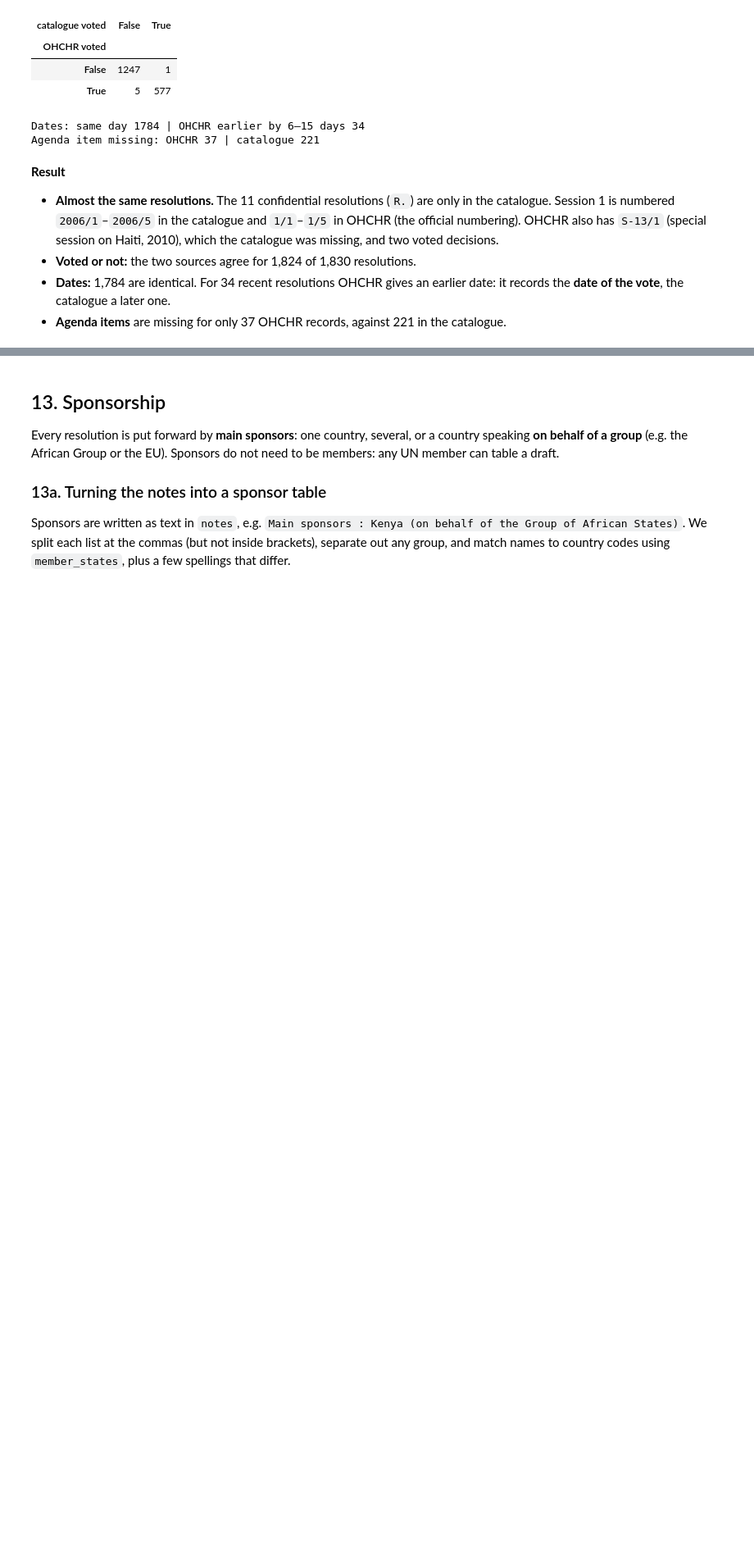
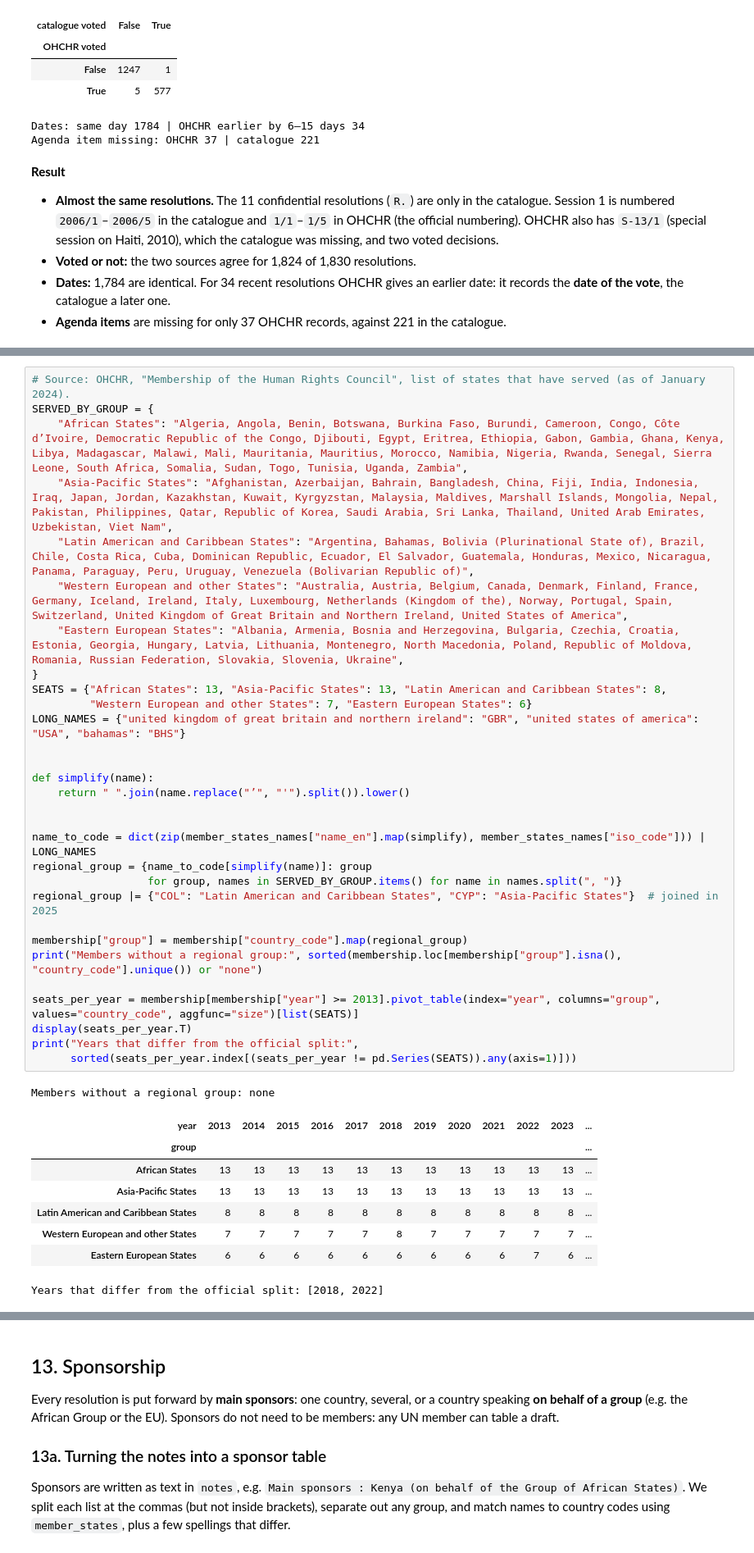
Before and after one commit to unst-ethz/policy-pulse, a Jupyter notebook: notebooks/teju/hrc_exploration.ipynb, the cells around one changed output, grey strips where cells are left out. Shown at 82% size. Saved outputs shown, nothing was run; the diff lists cells and outputs as text; blank space fills up the shorter version.

```diff
--- a/notebooks/teju/hrc_exploration.ipynb
+++ b/notebooks/teju/hrc_exploration.ipynb
@@ -1293,0 +1346,40 @@ Most often abstaining:
+# %%
+# Source: OHCHR, "Membership of the Human Rights Council", list of states that have served (as of January 2024).
+SERVED_BY_GROUP = {
+    "African States": "Algeria, Angola, Benin, Botswana, Burkina Faso, Burundi, Cameroon, Congo, Côte d’Ivoire, Democratic Republic of the Congo, Djibouti, Egypt, Eritrea, Ethiopia, Gabon, Gambia, Ghana, Kenya, Libya, Madagascar, Malawi, Mali, Mauritania, Mauritius, Morocco, Namibia, Nigeria, Rwanda, Senegal, Sierra Leone, South Africa, Somalia, Sudan, Togo, Tunisia, Uganda, Zambia",
+    "Asia-Pacific States": "Afghanistan, Azerbaijan, Bahrain, Bangladesh, China, Fiji, India, Indonesia, Iraq, Japan, Jordan, Kazakhstan, Kuwait, Kyrgyzstan, Malaysia, Maldives, Marshall Islands, Mongolia, Nepal, Pakistan, Philippines, Qatar, Republic of Korea, Saudi Arabia, Sri Lanka, Thailand, United Arab Emirates, Uzbekistan, Viet Nam",
+    "Latin American and Caribbean States": "Argentina, Bahamas, Bolivia (Plurinational State of), Brazil, Chile, Costa Rica, Cuba, Dominican Republic, Ecuador, El Salvador, Guatemala, Honduras, Mexico, Nicaragua, Panama, Paraguay, Peru, Uruguay, Venezuela (Bolivarian Republic of)",
+    "Western European and other States": "Australia, Austria, Belgium, Canada, Denmark, Finland, France, Germany, Iceland, Ireland, Italy, Luxembourg, Netherlands (Kingdom of the), Norway, Portugal, Spain, Switzerland, United Kingdom of Great Britain and Northern Ireland, United States of America",
+    "Eastern European States": "Albania, Armenia, Bosnia and Herzegovina, Bulgaria, Czechia, Croatia, Estonia, Georgia, Hungary, Latvia, Lithuania, Montenegro, North Macedonia, Poland, Republic of Moldova, Romania, Russian Federation, Slovakia, Slovenia, Ukraine",
+}
+SEATS = {"African States": 13, "Asia-Pacific States": 13, "Latin American and Caribbean States": 8,
+         "Western European and other States": 7, "Eastern European States": 6}
+LONG_NAMES = {"united kingdom of great britain and northern ireland": "GBR", "united states of america": "USA", "bahamas": "BHS"}
+
+
+def simplify(name):
+    return " ".join(name.replace("’", "'").split()).lower()
+
+
+name_to_code = dict(zip(member_states_names["name_en"].map(simplify), member_states_names["iso_code"])) | LONG_NAMES
+regional_group = {name_to_code[simplify(name)]: group
+                  for group, names in SERVED_BY_GROUP.items() for name in names.split(", ")}
+regional_group |= {"COL": "Latin American and Caribbean States", "CYP": "Asia-Pacific States"}  # joined in 2025
+
+membership["group"] = membership["country_code"].map(regional_group)
+print("Members without a regional group:", sorted(membership.loc[membership["group"].isna(), "country_code"].unique()) or "none")
+
+seats_per_year = membership[membership["year"] >= 2013].pivot_table(index="year", columns="group", values="country_code", aggfunc="size")[list(SEATS)]
+display(seats_per_year.T)
+print("Years that differ from the official split:",
+      sorted(seats_per_year.index[(seats_per_year != pd.Series(SEATS)).any(axis=1)]))
+# %% [output]
+Members without a regional group: none
+| year | 2013 | 2014 | 2015 | 2016 | 2017 | 2018 | 2019 | 2020 | 2021 | 2022 | 2023 | ... |
+| group |  |  |  |  |  |  |  |  |  |  |  | ... |
+| African States | 13 | 13 | 13 | 13 | 13 | 13 | 13 | 13 | 13 | 13 | 13 | ... |
+| Asia-Pacific States | 13 | 13 | 13 | 13 | 13 | 13 | 13 | 13 | 13 | 13 | 13 | ... |
+| Latin American and Caribbean States | 8 | 8 | 8 | 8 | 8 | 8 | 8 | 8 | 8 | 8 | 8 | ... |
+| Western European and other States | 7 | 7 | 7 | 7 | 7 | 8 | 7 | 7 | 7 | 7 | 7 | ... |
+| Eastern European States | 6 | 6 | 6 | 6 | 6 | 6 | 6 | 6 | 6 | 7 | 6 | ... |
+Years that differ from the official split: [2018, 2022]
```
Also changed, not shown: parts of 19 cells of this notebook.
